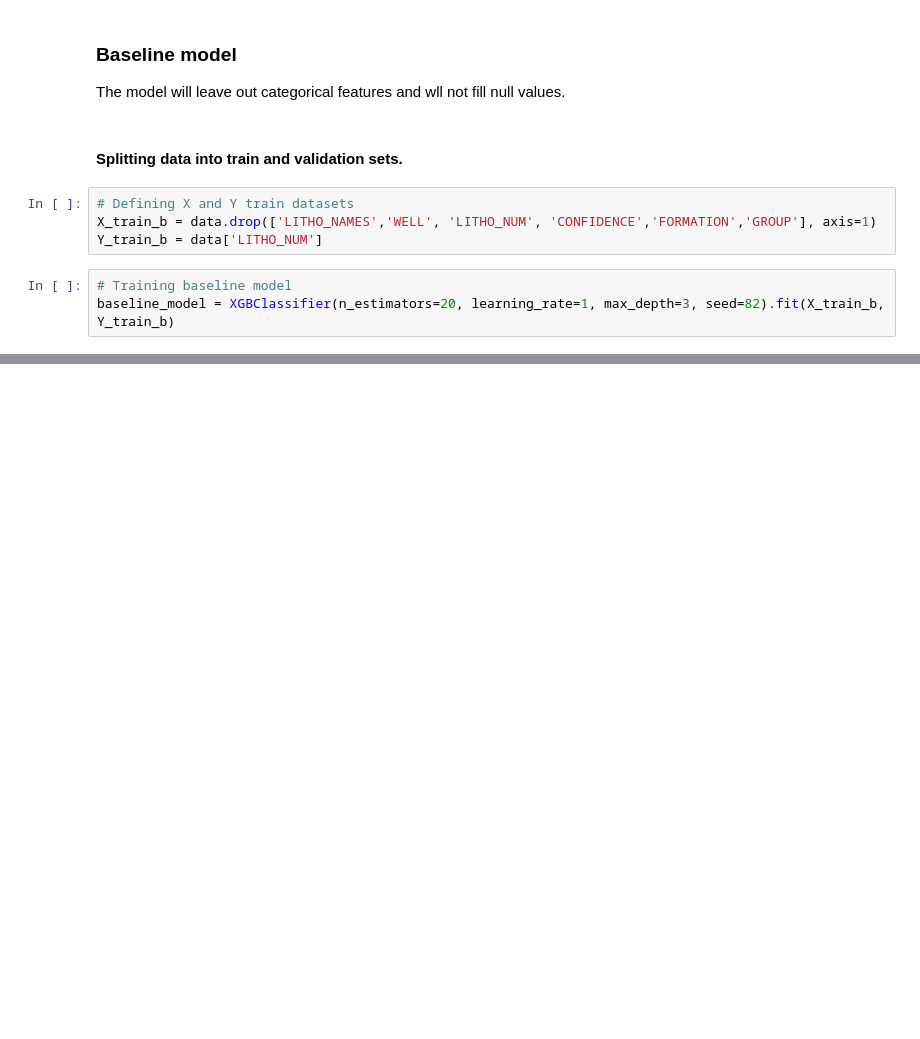
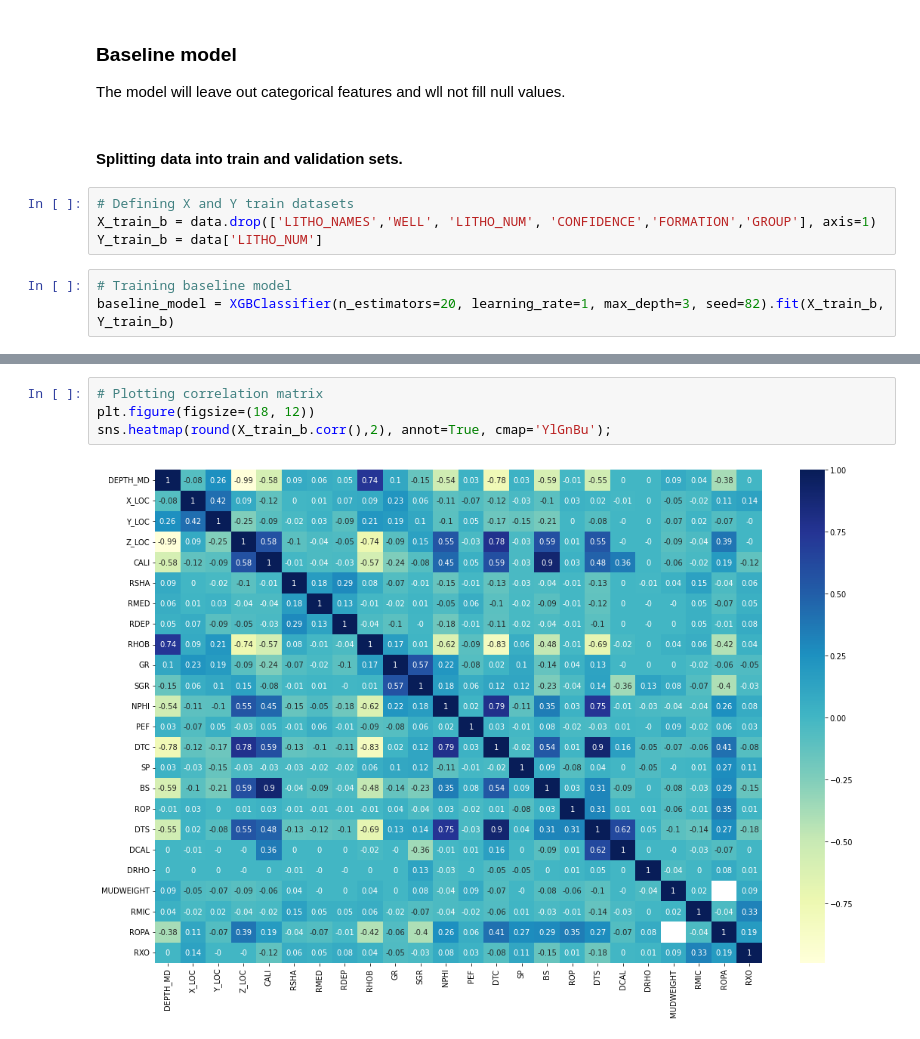
Before and after one commit to Dnbg1982/Oil-Gas-Projects, a Jupyter notebook: Exploration/Notebooks/LAS Files.ipynb, the cells around one changed output, grey strips where cells are left out. Cells and saved outputs as stored; diff of their text form; blank space fills up the shorter version.

```diff
--- a/Exploration/Notebooks/LAS Files.ipynb
+++ b/Exploration/Notebooks/LAS Files.ipynb
@@ -307,0 +336,6 @@ plot_importance(booster = baseline_model, height = 1.0, importance_type = 'gain'
+# %%
+# Plotting correlation matrix
+plt.figure(figsize=(18, 12))
+sns.heatmap(round(X_train_b.corr(),2), annot=True, cmap='YlGnBu');
+# %% [output]
+[figure, added]
```
Also changed, not shown: parts of 8 cells of this notebook.
